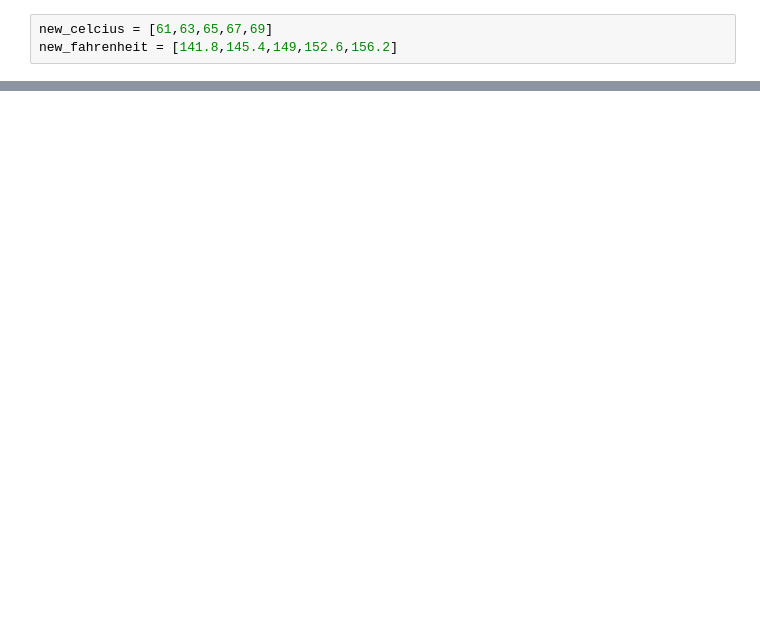
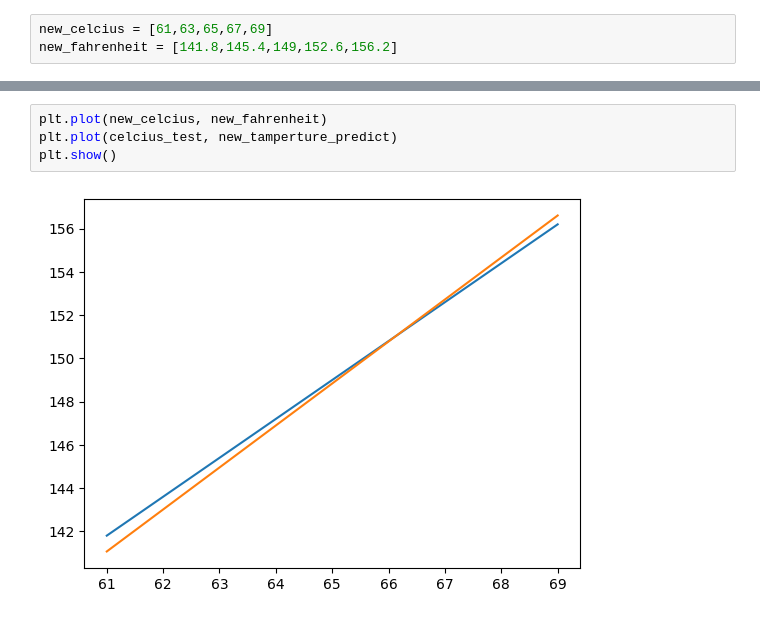
Before and after one commit to Saif-000001/AI, a Jupyter notebook: new_tamperture.ipynb, the cells around one changed output, grey strips where cells are left out. Drawn from its saved outputs; the diff is of its cells as text; blank space fills up the shorter version.

Commit message:
plot

```diff
--- a/new_tamperture.ipynb
+++ b/new_tamperture.ipynb
@@ -88,0 +90,6 @@ Data: 69 True temperature:156.20, Predicted temperature: 156.55
+# %%
+plt.plot(new_celcius, new_fahrenheit)
+plt.plot(celcius_test, new_tamperture_predict)
+plt.show()
+# %% [output]
+[figure, added]
```
Also changed, not shown: parts of 5 cells of this notebook.
